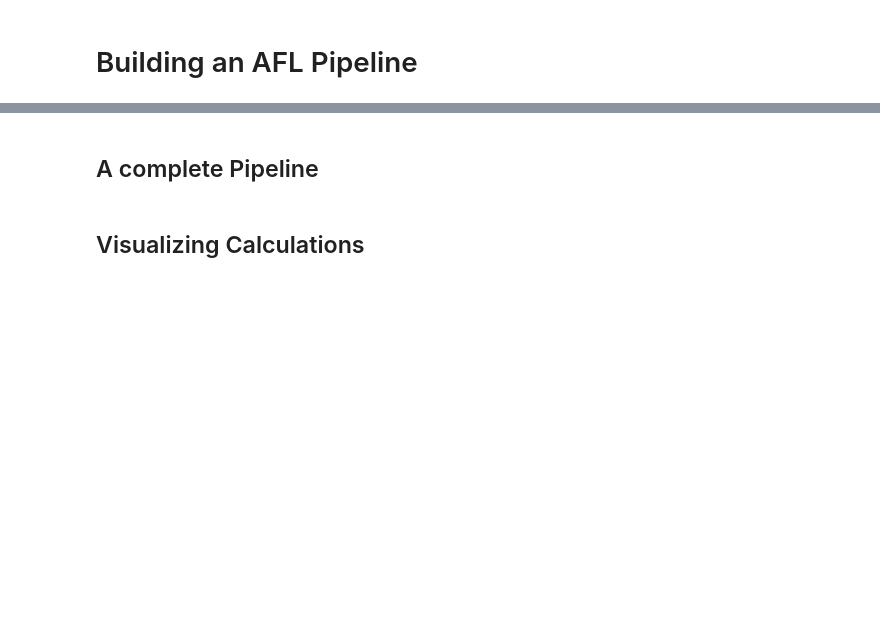
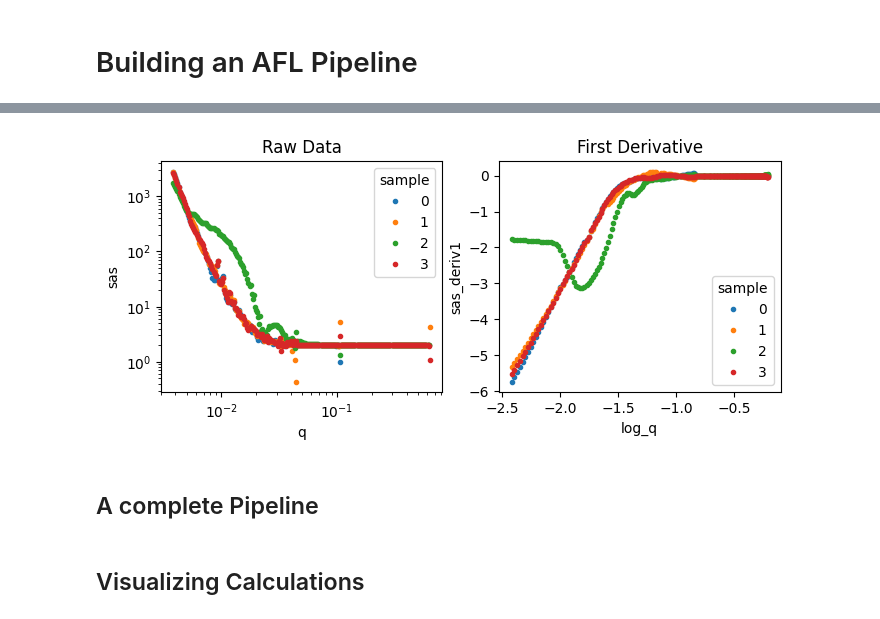
Before and after one commit to AutonomousFormulationLab/AFL-tutorial, a Jupyter notebook: notebooks/03-afl-dev.ipynb, the cells around one changed output, grey strips where cells are left out. Drawn from its saved outputs; the diff is of its cells as text; code cells hidden in the pictures; blank space fills up the shorter version.

```diff
--- a/notebooks/03-afl-dev.ipynb
+++ b/notebooks/03-afl-dev.ipynb
@@ -108,3 +158,5 @@ input_dataset[['c','a','b']].to_array().transpose('sample',...)
 # %%
 with Pipeline() as my_first_pipeline:
-    SavgolFilter(input_variable='sans', output_variable='sans_deriv1', dim='sans_q', derivative=1)
+    SavgolFilter(input_variable='sas', output_variable='sas_deriv1', dim='q', derivative=1)
+
+my_first_pipeline
@@ -110,0 +165,3 @@ with Pipeline() as my_first_pipeline:
+# %%
+result = my_first_pipeline.calculate(input_dataset)
+result
@@ -111,3 +181,11 @@ with Pipeline() as my_first_pipeline:
+# %%
+fig,axes = plt.subplots(1,2,figsize=(8,3))
+result.sas.plot.line( x='q', xscale='log', yscale='log', marker='.', ls='none', ax=axes[0])
+result.sas_deriv1.plot.line( x='log_q', marker='.', ls='none',ax=axes[1]);
+axes[0].set_title('Raw Data')
+axes[1].set_title('First Derivative');
+# %% [output]
+[figure, added]
 # %% [markdown]
 ## A complete Pipeline
 # %% [markdown]
```
Also changed, not shown: parts of 16 cells of this notebook.
